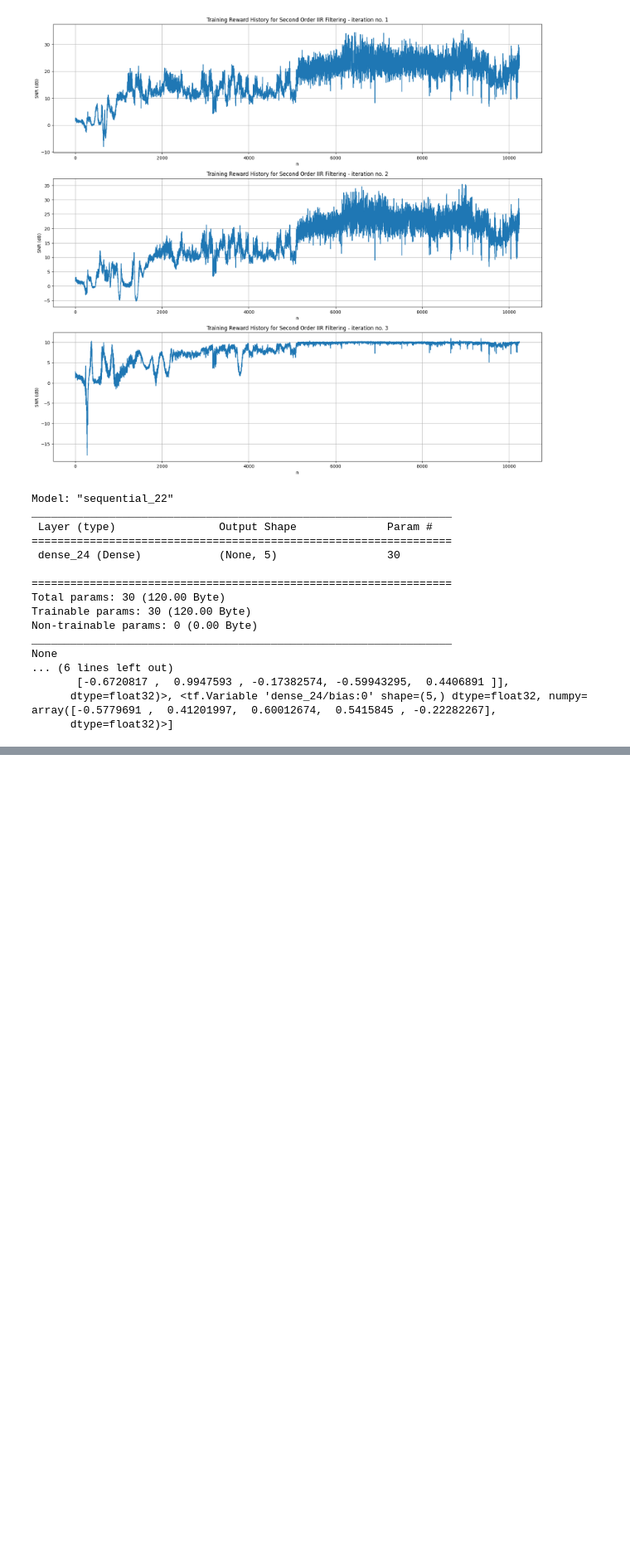
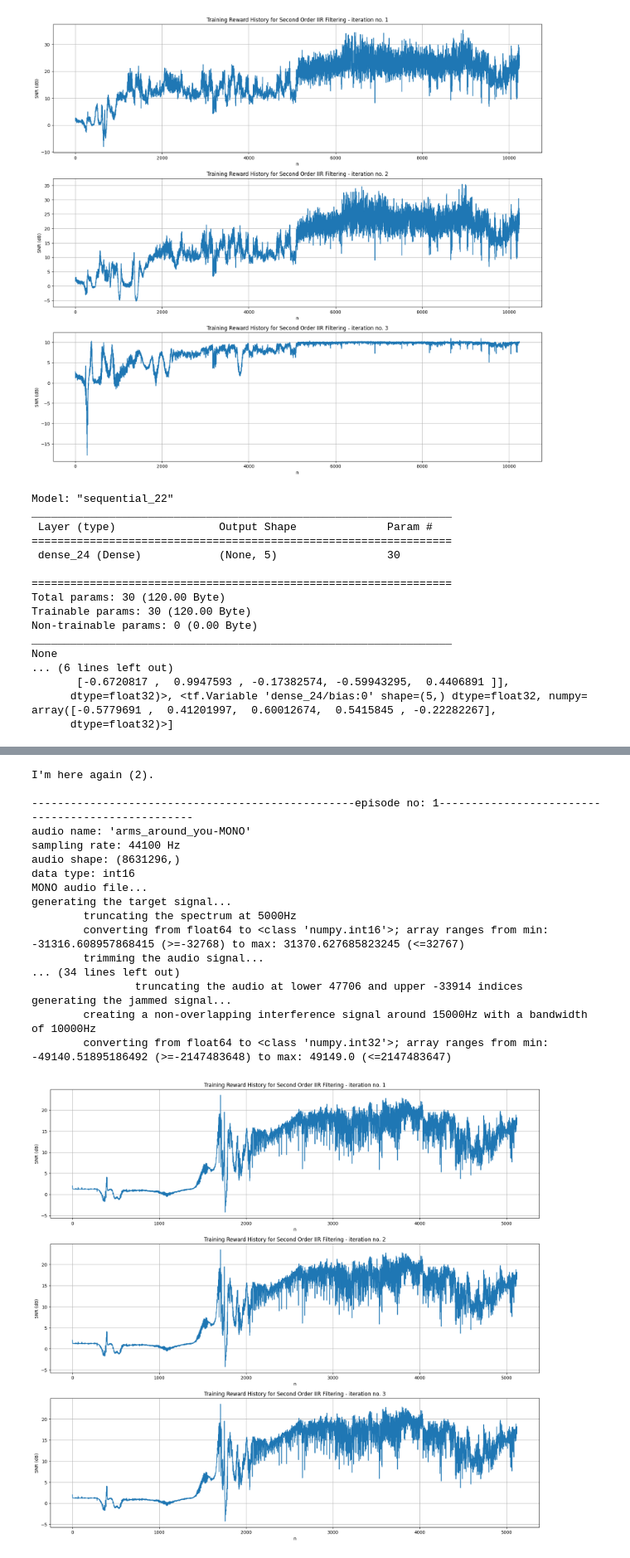
Before and after one commit to rajapaksha-rmpap/FYP, a Jupyter notebook: stage_2/notebook-stage_2.2.ipynb, the cells around one changed output, grey strips where cells are left out. Shown at 83% size. Drawn from its saved outputs; the diff is of its cells as text; code cells hidden in the pictures; blank space fills up the shorter version.

```diff
--- a/stage_2/notebook-stage_2.2.ipynb
+++ b/stage_2/notebook-stage_2.2.ipynb
@@ -998,0 +1101,7 @@ rl_reward_history, rl_action_history = train(randomless_model, env_, audio_num=1
+# %%
+reward_history_arr_ = np.array(reward_history_arr)
+np.all(reward_history_arr_[0] == reward_history_arr_[1])
+for i in range(20):
+  print(reward_history_arr_[0][i], reward_history_arr_[1][i])
+
+print(np.all(reward_history_arr_[0] == reward_history_arr_[1]), np.all(reward_history_arr_[1] == reward_history_arr_[2]), np.all(reward_history_arr_[2] == reward_history_arr_[0])) # True True True
@@ -998,0 +1465,64 @@ rl_reward_history, rl_action_history = train(randomless_model, env_, audio_num=1
+# %%
+# declare a new environment instance
+env_ = ReceiverEnvWithSecondOrderIIR(S, cut_off_freq=TRUNCATION_FREQ, interference_center_freq=INTERFERENCE_CENTER_FREQ)
+
+step_num = 3
+reward_history_arr = []
+fig, ax = plt.subplots(nrows=step_num, ncols=1, figsize=(20, 6*step_num))
+
+BATCH_SIZE = 256
+batch_indices_arr = [
+    np.arange(BATCH_SIZE),
+    np.arange(BATCH_SIZE), # np.arange(BATCH_SIZE-1, -1, -1),
+    np.arange(BATCH_SIZE), # np.concatenate((np.arange(1, BATCH_SIZE), np.array([0])))
+]
+
+for i in range(step_num):
+
+    # launch a deterministic (randomless) DDPG agent
+    randomless_model = RandomlessDDPGAgent(
+        input_dims  = env_.observation_space.shape,
+        n_actions   = env_.action_space.shape[0],
+        alpha       = 0.0001, # learning rate of actor
+        beta        = 0.001,  # learning rate of critic
+        gamma       = 0.1,
+        tau         = 0.001,
+        critic_fc1  = 512,
+        critic_fc2  = 256, #...
+        actor_fc1   = 256,
+        actor_fc2   = 128,
+        batch_size  = BATCH_SIZE,
+        batch       = batch_indices_arr[i], # a new parameter
+        buffer_size = BATCH_SIZE, # buffer_size == batch_size
+        noise       = 0
+    )
+    # train the model
+    train_time_steps = 128*40
+    rl_reward_history, rl_action_history = train(randomless_model, env_, audio_num=1, max_num_steps=train_time_steps, show_effect=False)
+    # rl_reward_history, rl_action_history = test(randomless_model, env_, audio_num=1, num_steps=train_time_steps, show_effect=False, reward_history=rl_reward_history, action_history=rl_action_history)
+    reward_history_arr.append(rl_reward_history)
+
+    ax[i].plot(range(1, len(rl_reward_history)+1), rl_reward_history)
+    ax[i].set_title(f"Training Reward History for Second Order IIR Filtering - iteration no. {i+1}")
+    ax[i].set_xlabel("n")
+    ax[i].set_ylabel("SNR (dB)")
+    ax[i].grid(True)
+# %% [output]
+I'm here again (2).
+
+--------------------------------------------------episode no: 1--------------------------------------------------
+audio name: 'arms_around_you-MONO'
+sampling rate: 44100 Hz
+audio shape: (8631296,)
+data type: int16
+MONO audio file...
+generating the target signal...
+        truncating the spectrum at 5000Hz
+        converting from float64 to <class 'numpy.int16'>; array ranges from min: -31316.608957868415 (>=-32768) to max: 31370.627685823245 (<=32767)
+        trimming the audio signal...
+... (34 lines left out)
+                truncating the audio at lower 47706 and upper -33914 indices
+generating the jammed signal...
+        creating a non-overlapping interference signal around 15000Hz with a bandwidth of 10000Hz
+        converting from float64 to <class 'numpy.int32'>; array ranges from min: -49140.51895186492 (>=-2147483648) to max: 49149.0 (<=2147483647)
+[figure, added]
```
Also changed, not shown: parts of 8 cells of this notebook, 7 other files.
